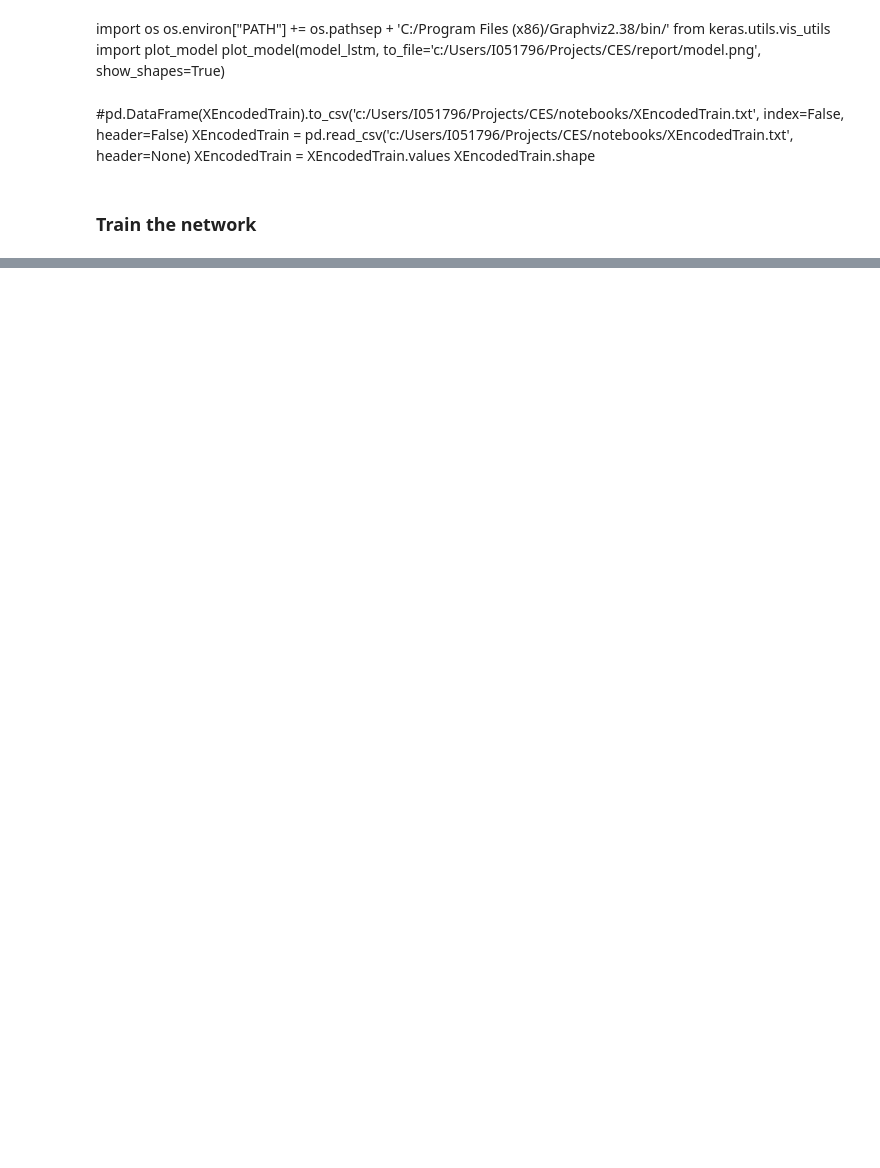
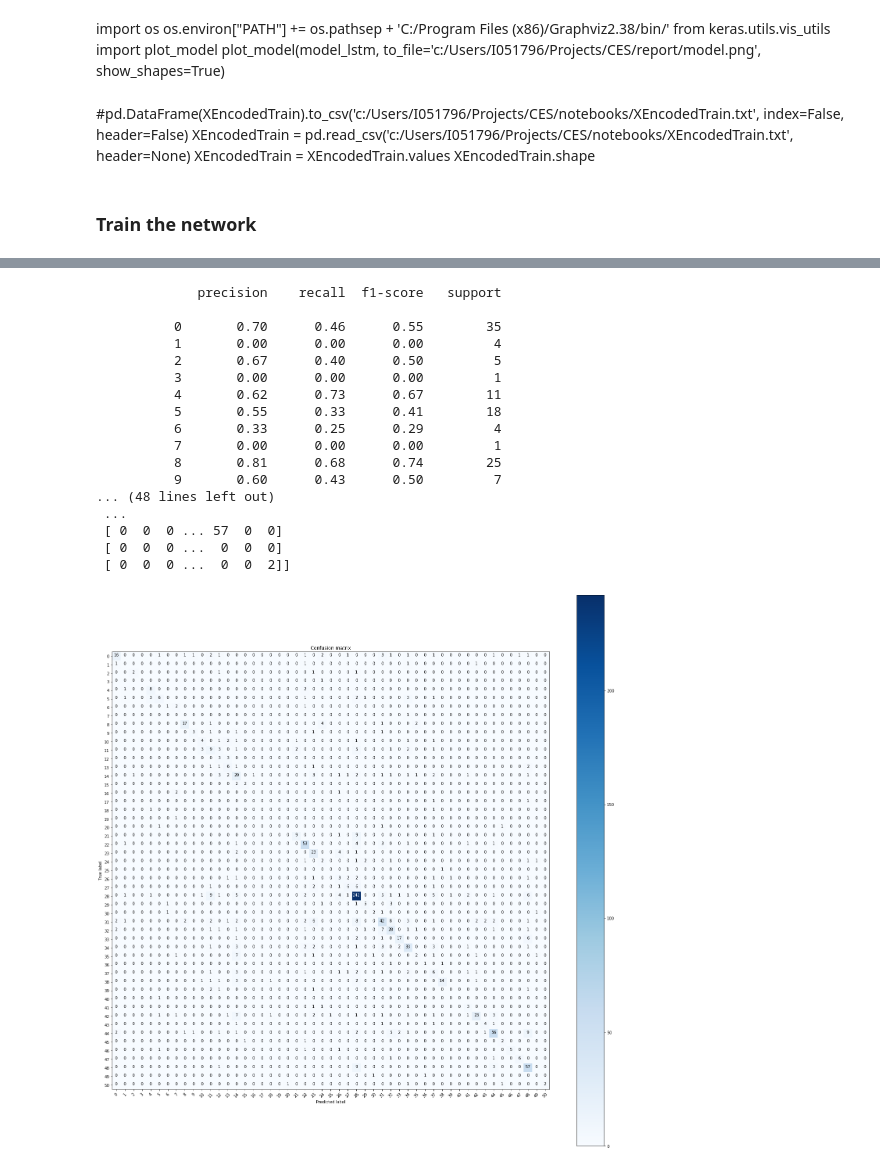
Before and after one commit to jhuu32/CES, a Jupyter notebook: notebooks/deep_learning/deep_learning_LSTM_with_fasttext_embedding.ipynb, the cells around one changed output, grey strips where cells are left out. Drawn from its saved outputs; the diff is of its cells as text; code cells hidden in the pictures; blank space fills up the shorter version.

```diff
--- a/notebooks/deep_learning/deep_learning_LSTM_with_fasttext_embedding.ipynb
+++ b/notebooks/deep_learning/deep_learning_LSTM_with_fasttext_embedding.ipynb
@@ -86,7 +88,7 @@ for k,v in customEmbedding.items():
 # %%
 nb_words = min(vocabulary_size, len(tokenizer.word_index))
 
-embedding_matrix = np.zeros((nb_words+1, embed_out_size))
+embedding_matrix = np.zeros((nb_words+1, embedding_out_dims))
 
 for word, i in tokenizer.word_index.items():
     if i >= nb_words:
@@ -277,20 +281,39 @@ plot_keras_model_learning_curve(model_lstm.history)
 # %%
 import sklearn
 from sklearn.metrics import confusion_matrix
 
 testSequences = tokenizer.texts_to_sequences(XTest['question'])
-XEncodedTest = pad_sequences(testSequences, maxlen=padding)
+XEncodedTest = pad_sequences(testSequences, maxlen=sequence_length)
 
 YTrue = YTest['intention']
 YPredicted = model_lstm.predict_classes(XEncodedTest)
 #YPredicted =list(map(lambda x : getHighProbaLabel(x), YProba))
 
 cnf_matrix = confusion_matrix(YTrue, YPredicted)
 
 print(sklearn.metrics.classification_report(YTrue, YPredicted))
 
 plt.figure(figsize=(20,20))
 
 plot_confusion_matrix(cnf_matrix, normalize=False, classes = np.unique(YTrain['intention']))
 
 plt.show()
+# %% [output]
+             precision    recall  f1-score   support
+
+          0       0.70      0.46      0.55        35
+          1       0.00      0.00      0.00         4
+          2       0.67      0.40      0.50         5
+          3       0.00      0.00      0.00         1
+          4       0.62      0.73      0.67        11
+          5       0.55      0.33      0.41        18
+          6       0.33      0.25      0.29         4
+          7       0.00      0.00      0.00         1
+          8       0.81      0.68      0.74        25
+          9       0.60      0.43      0.50         7
+... (48 lines left out)
+ ...
+ [ 0  0  0 ... 57  0  0]
+ [ 0  0  0 ...  0  0  0]
+ [ 0  0  0 ...  0  0  2]]
+[figure, added]
```
Also changed, not shown: parts of 4 cells of this notebook, 7 other files.
